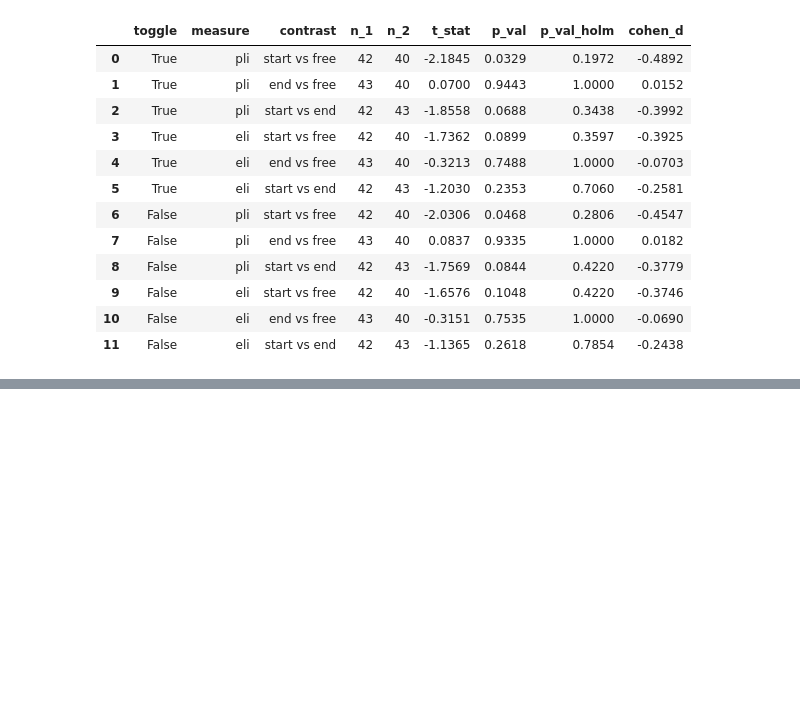
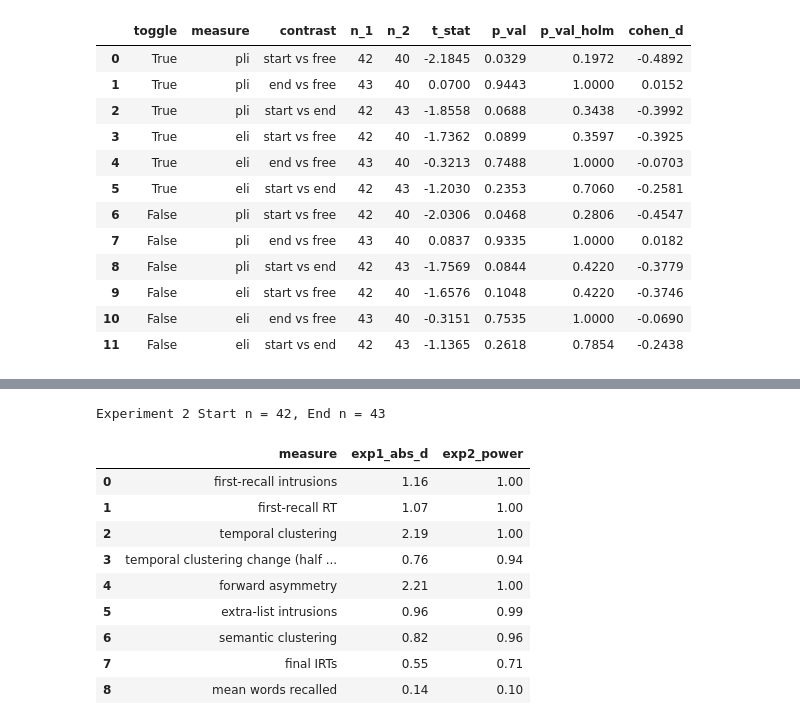
Before and after one commit to pennmem/RecallInitiation2026, a Jupyter notebook: exp1_exp2_comparison.ipynb, the cells around one changed output, grey strips where cells are left out. Saved outputs shown, nothing was run; the diff lists cells and outputs as text; code cells hidden in the pictures; blank space fills up the shorter version.

```diff
--- a/exp1_exp2_comparison.ipynb
+++ b/exp1_exp2_comparison.ipynb
@@ -236,0 +293,37 @@ exp2_tab[['toggle', 'measure', 'contrast', 'n_1', 'n_2', 't_stat', 'p_val', 'p_v
+# %%
+import analyses.statistics as stat_tests
+
+exp1_effects = {
+    'first-recall intrusions': 'r1_intr_tukey_s.csv',
+    'first-recall RT': 'rti_tukey_s.csv',
+    'temporal clustering': 'tcl_tukey_s.csv',
+    'temporal clustering change (half 1 to 2)': 'tcl_h_tukey_s.csv',
+    'forward asymmetry': 'fwd_asym_tukey_s.csv',
+    'extra-list intrusions': 'eli_tukey_s.csv',
+    'semantic clustering': 'scl_tukey_s.csv',
+    'final IRTs': 'irt_tukey_s.csv',
+    'mean words recalled': 'mwr_tukey_s.csv',
+}
+n_start = filtered_df.loc[filtered_df['initiation_condition'] == 'start', 'prolific_pid'].nunique()
+n_end = filtered_df.loc[filtered_df['initiation_condition'] == 'end', 'prolific_pid'].nunique()
+
+rows = []
+for measure, fname in exp1_effects.items():
+    tukey = pd.read_csv(ec.EXP1_DIR / 'statistics' / 'dataframes' / fname)
+    d = tukey.loc[tukey['contrast'] == 'prim - rec', 'cohens_d'].iloc[0]
+    rows.append((measure, round(abs(d), 2), stat_tests.power_d(d, n_start, n_end)))
+power_table = pd.DataFrame(rows, columns=['measure', 'exp1_abs_d', 'exp2_power'])
+print(f'Experiment 2 Start n = {n_start}, End n = {n_end}')
+power_table.round(2)
+# %% [output]
+Experiment 2 Start n = 42, End n = 43
+|  | measure | exp1_abs_d | exp2_power |
+| 0 | first-recall intrusions | 1.16 | 1.00 |
+| 1 | first-recall RT | 1.07 | 1.00 |
+| 2 | temporal clustering | 2.19 | 1.00 |
+| 3 | temporal clustering change (half ... | 0.76 | 0.94 |
+| 4 | forward asymmetry | 2.21 | 1.00 |
+| 5 | extra-list intrusions | 0.96 | 0.99 |
+| 6 | semantic clustering | 0.82 | 0.96 |
+| 7 | final IRTs | 0.55 | 0.71 |
+| 8 | mean words recalled | 0.14 | 0.10 |
```
Also changed, not shown: parts of 12 cells of this notebook, 11 other files.
